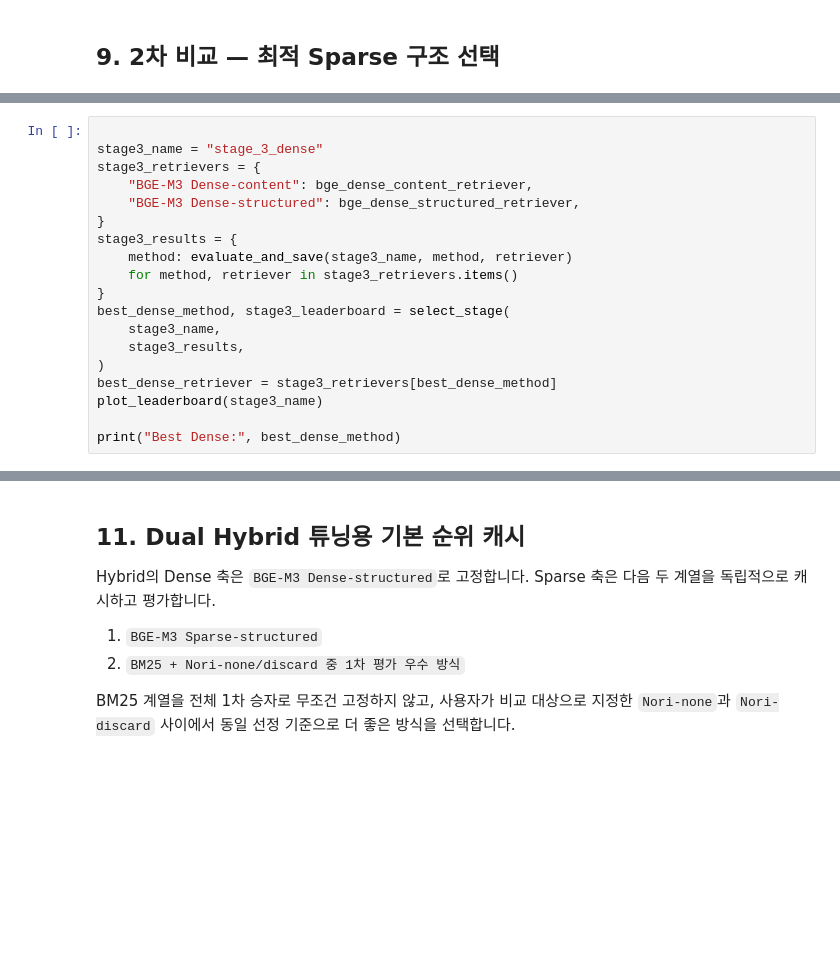
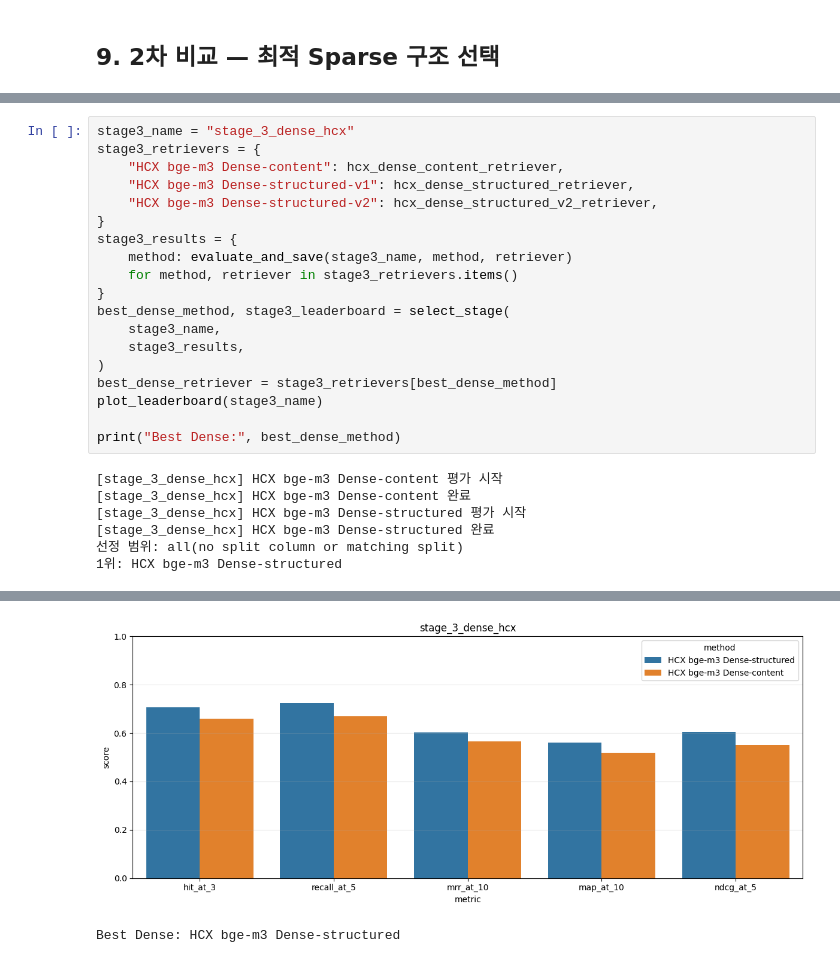
Before and after one commit to AI-NLP05-Team06/Project03, a Jupyter notebook: Development/유민규/KDIC_Retrieval_Evaluation.ipynb, the cells around one changed output, grey strips where cells are left out. Drawn from its saved outputs; the diff is of its cells as text; blank space fills up the shorter version.

```diff
--- a/Development/유민규/KDIC_Retrieval_Evaluation.ipynb
+++ b/Development/유민규/KDIC_Retrieval_Evaluation.ipynb
@@ -2449,9 +3242,9 @@ print("Best Sparse:", best_sparse_method)
 # %%
-
-stage3_name = "stage_3_dense"
+stage3_name = "stage_3_dense_hcx"
 stage3_retrievers = {
-    "BGE-M3 Dense-content": bge_dense_content_retriever,
-    "BGE-M3 Dense-structured": bge_dense_structured_retriever,
+    "HCX bge-m3 Dense-content": hcx_dense_content_retriever,
+    "HCX bge-m3 Dense-structured-v1": hcx_dense_structured_retriever,
+    "HCX bge-m3 Dense-structured-v2": hcx_dense_structured_v2_retriever,
 }
 stage3_results = {
     method: evaluate_and_save(stage3_name, method, retriever)
@@ -2465,3 +3258,10 @@ best_dense_retriever = stage3_retrievers[best_dense_method]
 plot_leaderboard(stage3_name)
 
 print("Best Dense:", best_dense_method)
+# %% [output]
+[stage_3_dense_hcx] HCX bge-m3 Dense-content 평가 시작
+[stage_3_dense_hcx] HCX bge-m3 Dense-content 완료
+[stage_3_dense_hcx] HCX bge-m3 Dense-structured 평가 시작
+[stage_3_dense_hcx] HCX bge-m3 Dense-structured 완료
+선정 범위: all(no split column or matching split)
+1위: HCX bge-m3 Dense-structured
@@ -2468,11 +3271,2 @@ print("Best Dense:", best_dense_method)
+[figure, added]
+Best Dense: HCX bge-m3 Dense-structured
-# %% [markdown]
-## 11. Dual Hybrid 튜닝용 기본 순위 캐시
-
-Hybrid의 Dense 축은 `BGE-M3 Dense-structured`로 고정합니다.
-Sparse 축은 다음 두 계열을 독립적으로 캐시하고 평가합니다.
-
-1. `BGE-M3 Sparse-structured`
-2. `BM25 + Nori-none/discard 중 1차 평가 우수 방식`
-
-BM25 계열을 전체 1차 승자로 무조건 고정하지 않고, 사용자가 비교 대상으로 지정한
-`Nori-none`과 `Nori-discard` 사이에서 동일 선정 기준으로 더 좋은 방식을 선택합니다.
```
Also changed, not shown: parts of 41 cells of this notebook.
